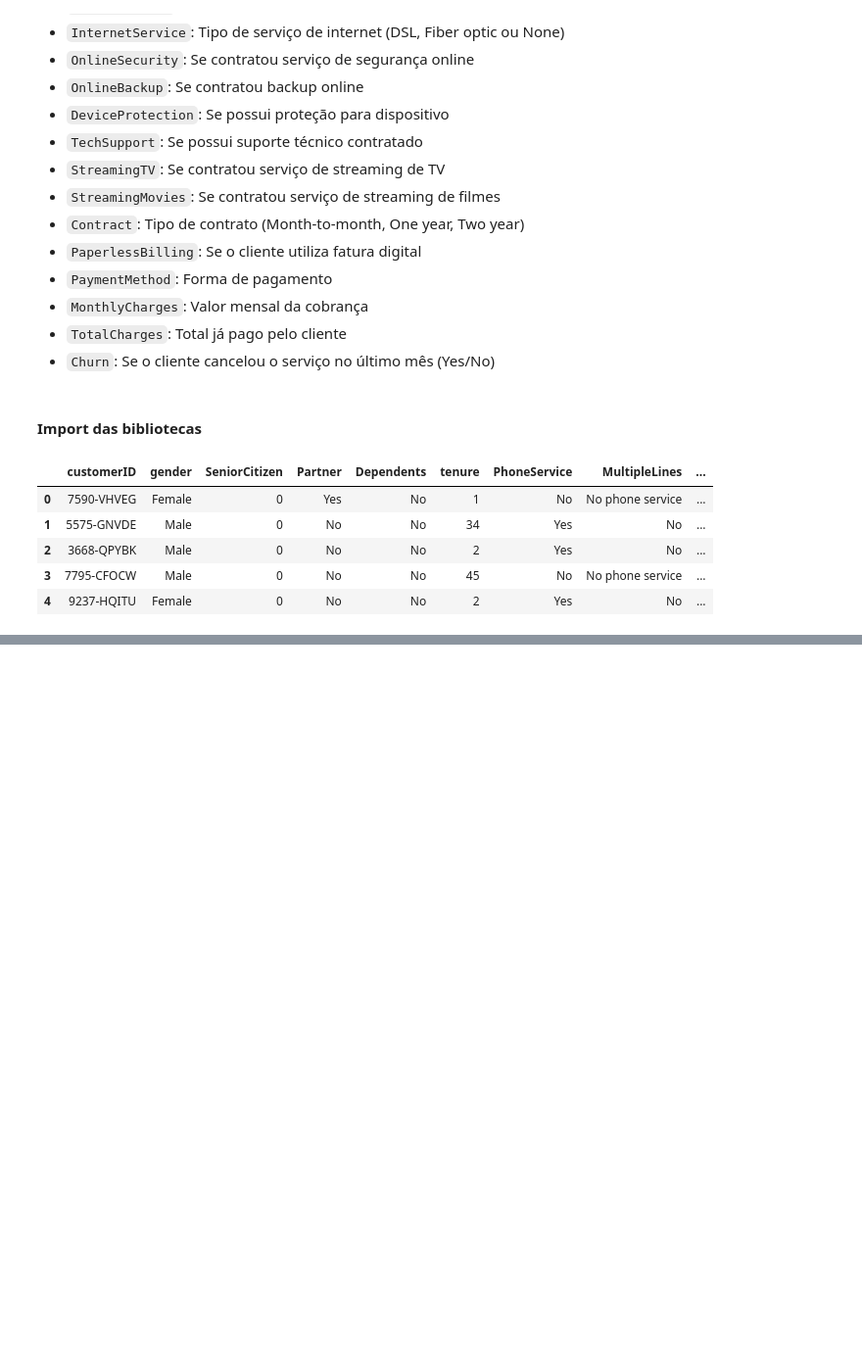
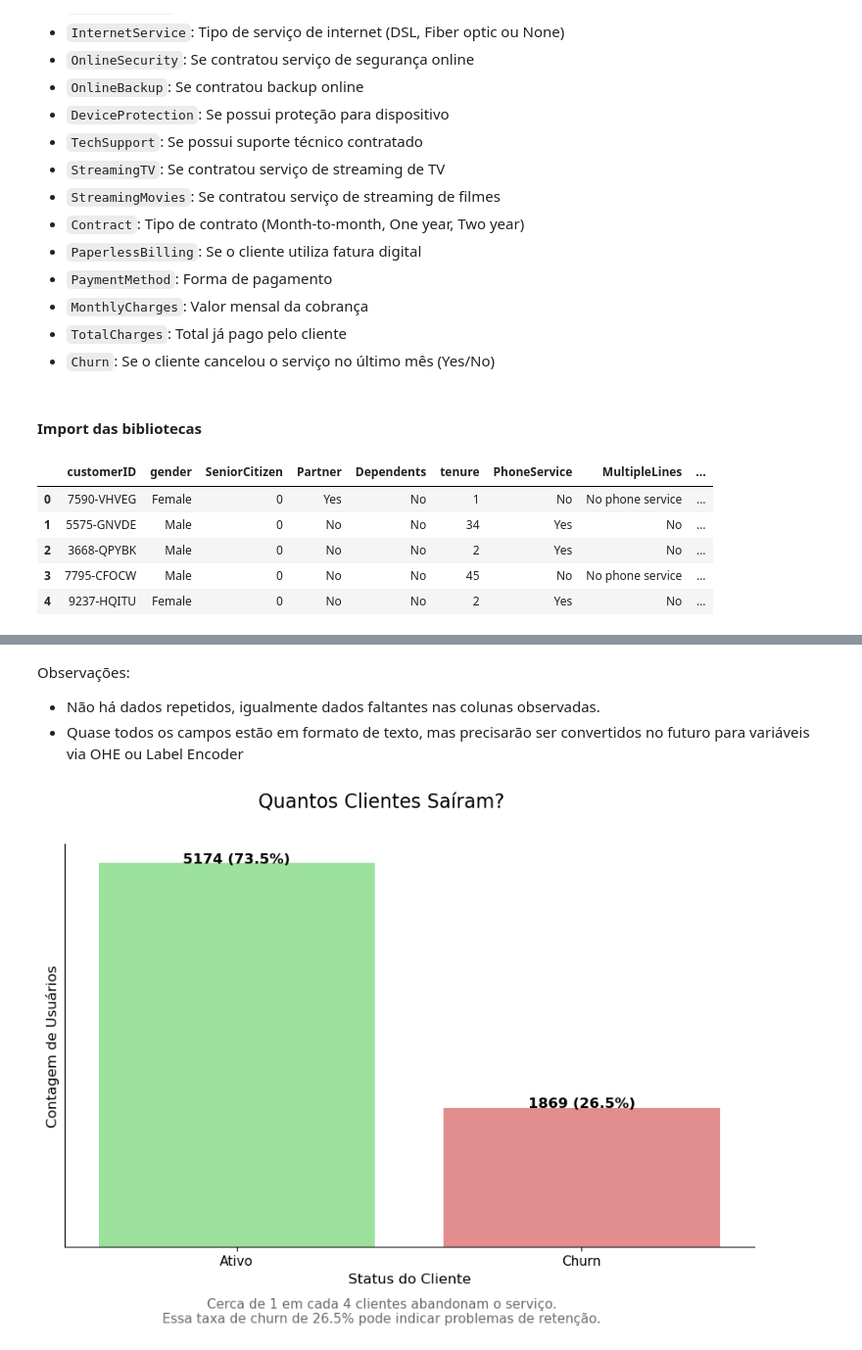
Before and after one commit to milenoepifanio/ML_Churn_Telecom, a Jupyter notebook: scr/1 - EAD.ipynb, the cells around one changed output, grey strips where cells are left out. Shown at 98% size. Saved outputs shown, nothing was run; the diff lists cells and outputs as text; code cells hidden in the pictures; blank space fills up the shorter version.

```diff
--- a/scr/1 - EAD.ipynb
+++ b/scr/1 - EAD.ipynb
@@ -56,0 +97,64 @@ df.head(5)
+# %% [markdown]
+Observações:
+- Não há dados repetidos, igualmente dados faltantes nas colunas observadas.
+- Quase todos os campos estão em formato de texto, mas precisarão ser convertidos no futuro para variáveis via OHE ou Label Encoder
+# %%
+custom_palette = {'Yes': 'lightcoral', 'No': 'lightgreen'}
+
+contagem = df['Churn'].value_counts()
+percentual = df['Churn'].value_counts(normalize=True) * 100
+
+categorias = contagem.index.tolist()  # ['No', 'Yes']
+
+plot = sns.catplot(
+    x='Churn',
+    data=df,
+    kind='count',
+    palette=custom_palette,
+    height=6,
+    aspect=1.5
+)
+
+plot.fig.suptitle('Quantos Clientes Saíram?', fontsize=16)
+plot.fig.subplots_adjust(top=0.88)
+
+for ax in plot.axes.flatten():
+    ax.set_xlabel("Status do Cliente", fontsize=12)
+    ax.set_ylabel("Contagem de Usuários", fontsize=12)
+    ax.set_yticks([])
+    ax.tick_params(left=False)
+
+    ax.set_xticklabels(['Ativo', 'Churn'], fontsize=11)
+
+    for i, p in enumerate(ax.patches):
+        valor = int(p.get_height())
+        categoria = categorias[i]
+
+        ax.text(
+            p.get_x() + p.get_width() / 2.,
+            valor + 8,
+            f"{valor} ({percentual[categoria]:.1f}%)",
+            ha="center",
+            fontsize=12,
+            weight='bold'
+        )
+
+churn_rate = percentual['Yes']
+
+churn_frac = round(100 / churn_rate)
+
+comentario = (
+    f"Cerca de 1 em cada {churn_frac} clientes abandonam o serviço.\n"
+    f"Essa taxa de churn de {churn_rate:.1f}% pode indicar problemas de retenção."
+)
+
+plot.fig.text(
+    0.5, -0.05,
+    comentario,
+    ha='center',
+    fontsize=11,
+    color='dimgray'
+)
+plt.show()
+# %% [output]
+[figure, added]
```
Also changed, not shown: parts of 13 cells of this notebook.
